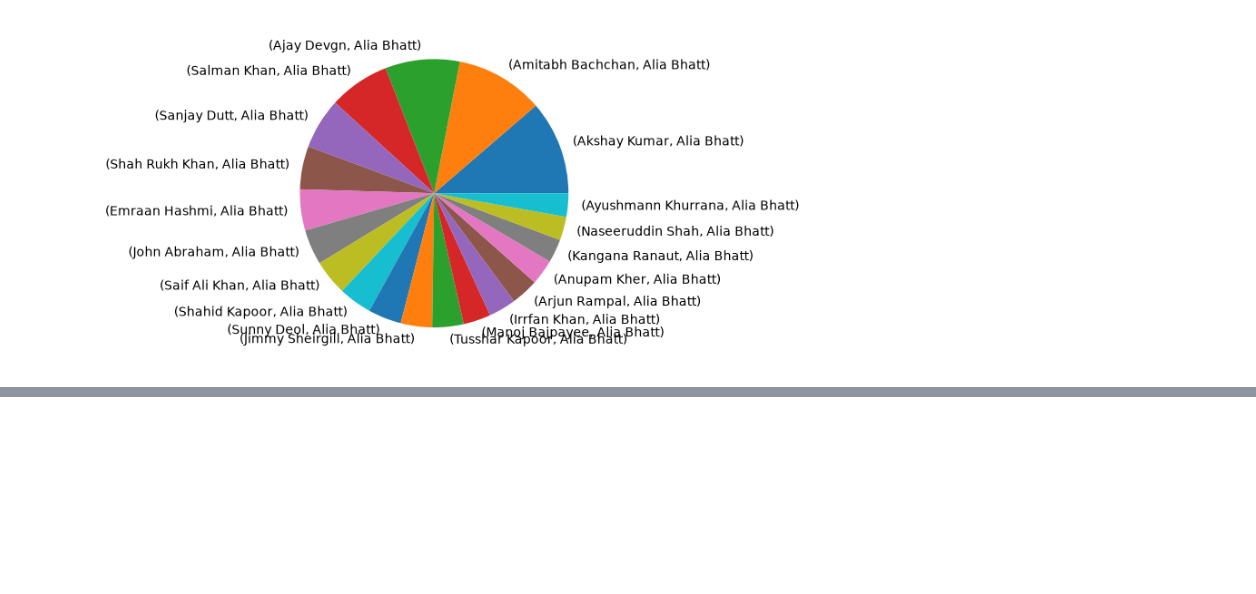
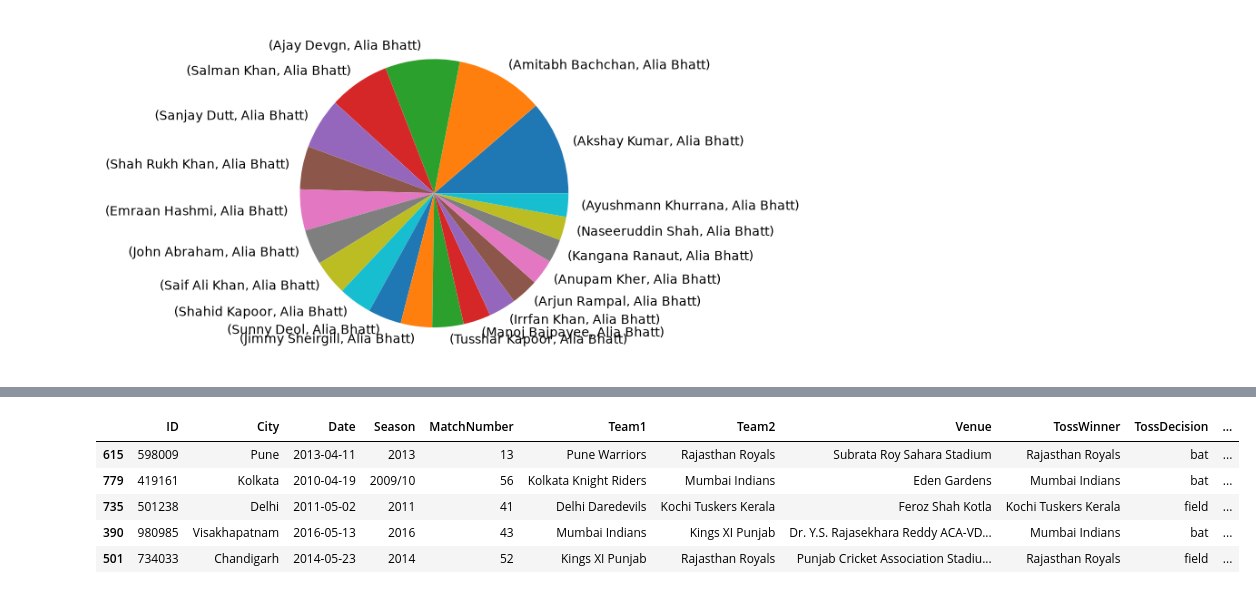
Before and after one commit to Som949/GenAI, a Jupyter notebook: Python/Libraries/Pandas/basic.ipynb, the cells around one changed output, grey strips where cells are left out. Drawn from its saved outputs; the diff is of its cells as text; code cells hidden in the pictures; blank space fills up the shorter version.

```diff
--- a/Python/Libraries/Pandas/basic.ipynb
+++ b/Python/Libraries/Pandas/basic.ipynb
@@ -639,0 +791,10 @@ movies.value_counts().head(20).plot(kind='pie')
+# %%
+#sample
+ipl.sample(5)
+# %% [output]
+|  | ID | City | Date | Season | MatchNumber | Team1 | Team2 | Venue | TossWinner | TossDecision | ... |
+| 615 | 598009 | Pune | 2013-04-11 | 2013 | 13 | Pune Warriors | Rajasthan Royals | Subrata Roy Sahara Stadium | Rajasthan Royals | bat | ... |
+| 779 | 419161 | Kolkata | 2010-04-19 | 2009/10 | 56 | Kolkata Knight Riders | Mumbai Indians | Eden Gardens | Mumbai Indians | bat | ... |
+| 735 | 501238 | Delhi | 2011-05-02 | 2011 | 41 | Delhi Daredevils | Kochi Tuskers Kerala | Feroz Shah Kotla | Kochi Tuskers Kerala | field | ... |
+| 390 | 980985 | Visakhapatnam | 2016-05-13 | 2016 | 43 | Mumbai Indians | Kings XI Punjab | Dr. Y.S. Rajasekhara Reddy ACA-VD... | Mumbai Indians | bat | ... |
+| 501 | 734033 | Chandigarh | 2014-05-23 | 2014 | 52 | Kings XI Punjab | Rajasthan Royals | Punjab Cricket Association Stadiu... | Rajasthan Royals | field | ... |
```
Also changed, not shown: parts of 34 cells of this notebook, 4 other files.
